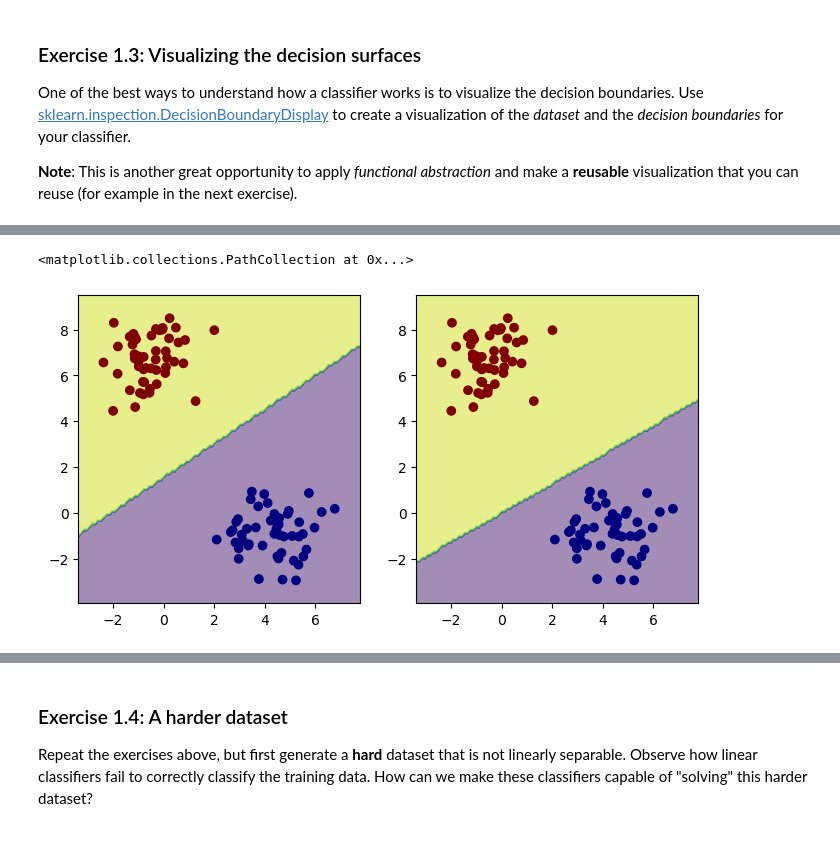
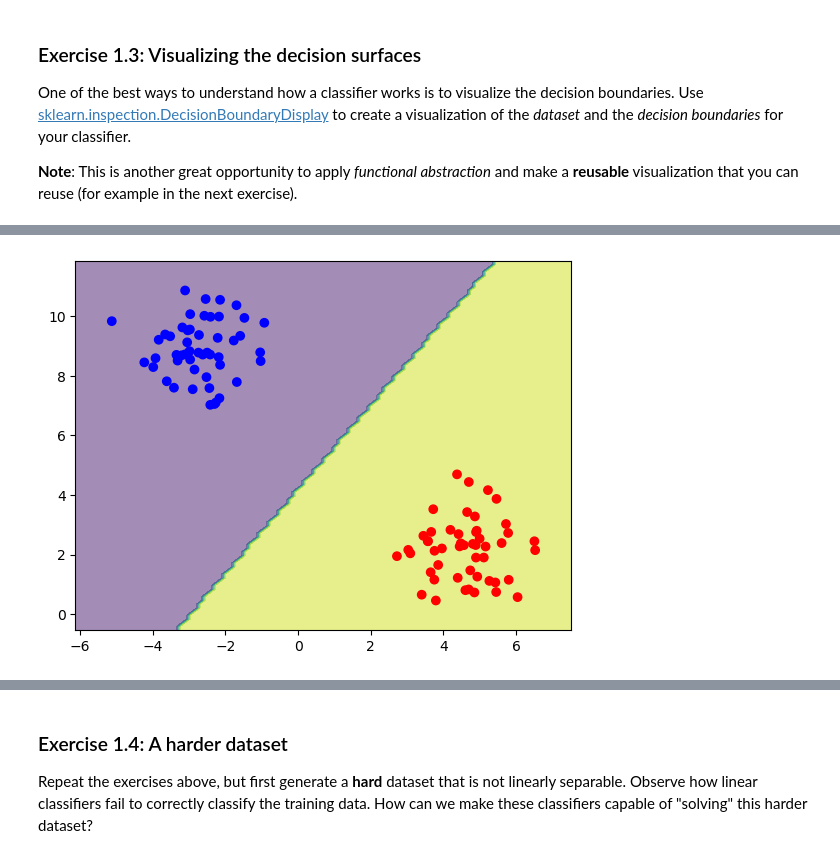
Before and after one commit to Pampaj7/FMLab, a Jupyter notebook: FML-Pampaloni-Classification.ipynb, the cells around one changed output, grey strips where cells are left out. Drawn from its saved outputs; the diff is of its cells as text; code cells hidden in the pictures.

```diff
--- a/FML-Pampaloni-Classification.ipynb
+++ b/FML-Pampaloni-Classification.ipynb
@@ -69,0 +92,13 @@ plt.scatter(Xs_easy[:, 0], Xs_easy[:, 1], c=correct)
+# %%
+# Create a Linear Support Vector Classifier (SVC) with 'dual' set to True to address a warning
+svc = LinearSVC(dual=True)
+
+# Fit the Linear SVC model to the dataset
+svc.fit(Xs_easy, ys_easy)
+
+# Make predictions using the trained model and check for correctness
+correct = (svc.predict(Xs_easy) == ys_easy)
+
+# Generate a classification report to assess the model's performance
+report = classification_report(ys_easy, svc.predict(Xs_easy))
+print(report)
@@ -86,19 +122,24 @@ plt.scatter(Xs_easy[:, 0], Xs_easy[:, 1], c=ys_easy, cmap="bwr")
-# %%
-ldc = LinearDiscriminantAnalysis()
-ldc.fit(Xs_easy, ys_easy)
-
-svc = LinearSVC(C=0.00000001)
-svc.fit(Xs_easy, ys_easy)
-
-plt.figure(figsize=(8, 4))
-ax = plt.subplot(1, 2, 1)
-disp = DecisionBoundaryDisplay.from_estimator(
-    ldc, Xs_easy, ax=ax, response_method="predict", alpha=0.5)
-plt.scatter(Xs_easy[:, 0], Xs_easy[:, 1], c=ys_easy, cmap="jet")
-ax = plt.subplot(1, 2, 2)
-disp = DecisionBoundaryDisplay.from_estimator(
-    svc, Xs_easy, ax=ax, response_method="predict", alpha=0.5)
-plt.scatter(Xs_easy[:, 0], Xs_easy[:, 1], c=ys_easy, cmap="jet")
-# %% [output]
-<matplotlib.collections.PathCollection at 0x...>
-[figure, removed]
+# %%
+# Import the necessary function for decision boundary visualization
+from sklearn.inspection import DecisionBoundaryDisplay
+
+# Define a function to visualize the decision boundary of a classifier
+def visualizeDecisionBoundary(classifier, X, y, cmap="bwr", alpha=0.5, response_method="predict"):
+    # Fit the classifier on the input data and labels
+    classifier.fit(X, y)
+
+    # Create a decision boundary display using the provided classifier, data, response method, and alpha transparency
+    disp = DecisionBoundaryDisplay.from_estimator(
+        classifier, X, response_method=response_method, alpha=alpha
+    )
+
+    # Scatter plot of the input data points with colors based on class labels
+    plt.scatter(X[:, 0], X[:, 1], c=y, cmap=cmap)
+
+# Create an instance of Linear Discriminant Analysis (LDA)
+ldc = LinearDiscriminantAnalysis()
+
+# Visualize the decision boundary of the LDA classifier on the provided dataset
+visualizeDecisionBoundary(ldc, Xs_easy, ys_easy)
+# %% [output]
+[figure, added]
```
Also changed, not shown: parts of 70 cells of this notebook.
